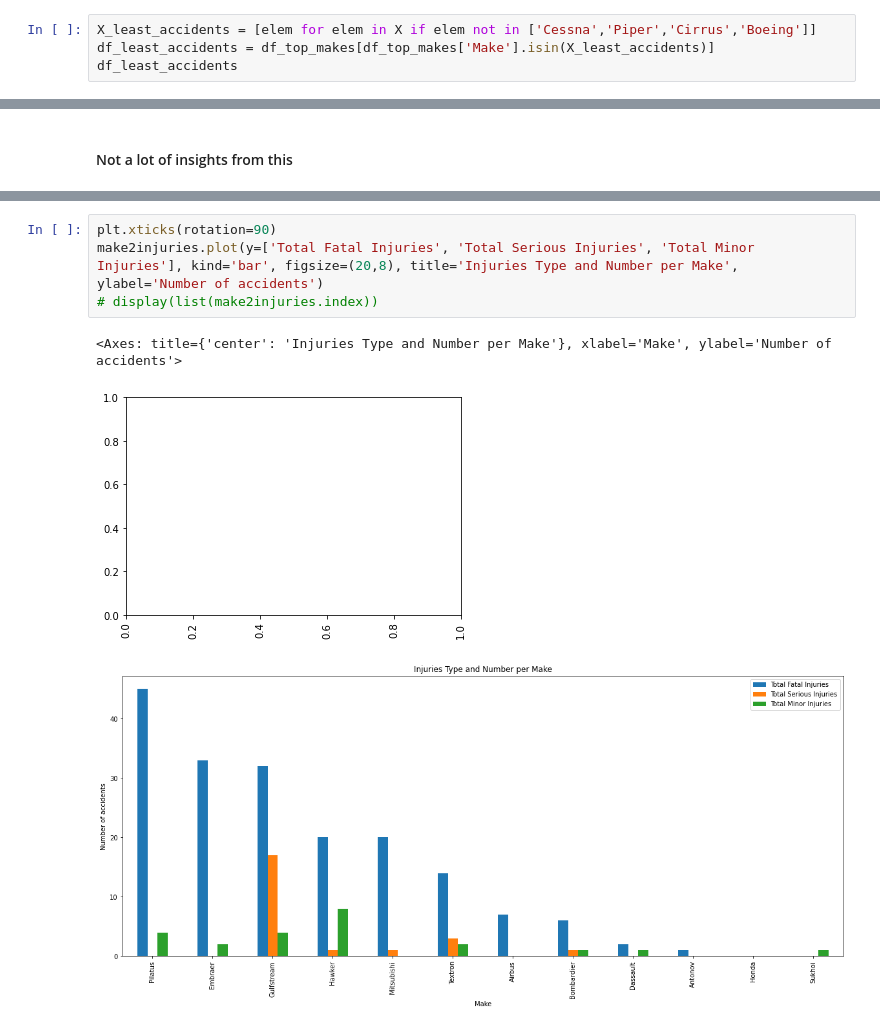
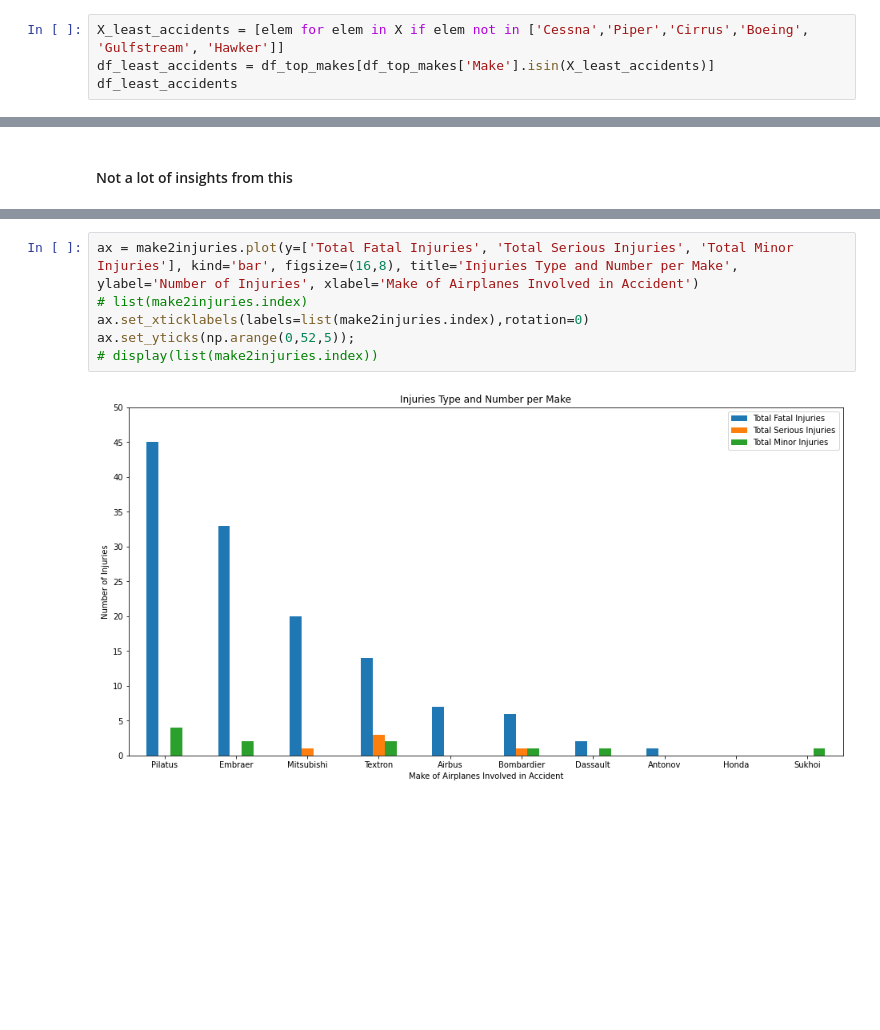
Before and after one commit to silver032/dsc-aviation_market_entry, a Jupyter notebook: aviation_market_entry_analysis.ipynb, the cells around one changed output, grey strips where cells are left out. Saved outputs shown, nothing was run; the diff lists cells and outputs as text; blank space fills up the shorter version.

```diff
--- a/aviation_market_entry_analysis.ipynb
+++ b/aviation_market_entry_analysis.ipynb
@@ -433,5 +455,5 @@ ax.set_yticks(np.arange(0,4.2,0.2));
 # %%
-X_least_accidents = [elem for elem in X if elem not in ['Cessna','Piper','Cirrus','Boeing']]
+X_least_accidents = [elem for elem in X if elem not in ['Cessna','Piper','Cirrus','Boeing', 'Gulfstream', 'Hawker']]
 df_least_accidents = df_top_makes[df_top_makes['Make'].isin(X_least_accidents)]
 df_least_accidents
 # %% [output]
@@ -485,10 +505,10 @@ make2injuries
 | Honda | 0.0 | 0.0 | 0.0 |
 | Sukhoi | 0.0 | 0.0 | 1.0 |
 # %%
-plt.xticks(rotation=90)
-make2injuries.plot(y=['Total Fatal Injuries', 'Total Serious Injuries', 'Total Minor Injuries'], kind='bar', figsize=(20,8), title='Injuries Type and Number per Make', ylabel='Number of accidents')
+ax = make2injuries.plot(y=['Total Fatal Injuries', 'Total Serious Injuries', 'Total Minor Injuries'], kind='bar', figsize=(16,8), title='Injuries Type and Number per Make', ylabel='Number of Injuries', xlabel='Make of Airplanes Involved in Accident')
+# list(make2injuries.index)
+ax.set_xticklabels(labels=list(make2injuries.index),rotation=0)
+ax.set_yticks(np.arange(0,52,5));
 # display(list(make2injuries.index))
 # %% [output]
-<Axes: title={'center': 'Injuries Type and Number per Make'}, xlabel='Make', ylabel='Number of accidents'>
-[figure, old version]
+[figure, new version]
-[figure, removed]
```
Also changed, not shown: parts of 23 cells of this notebook.
